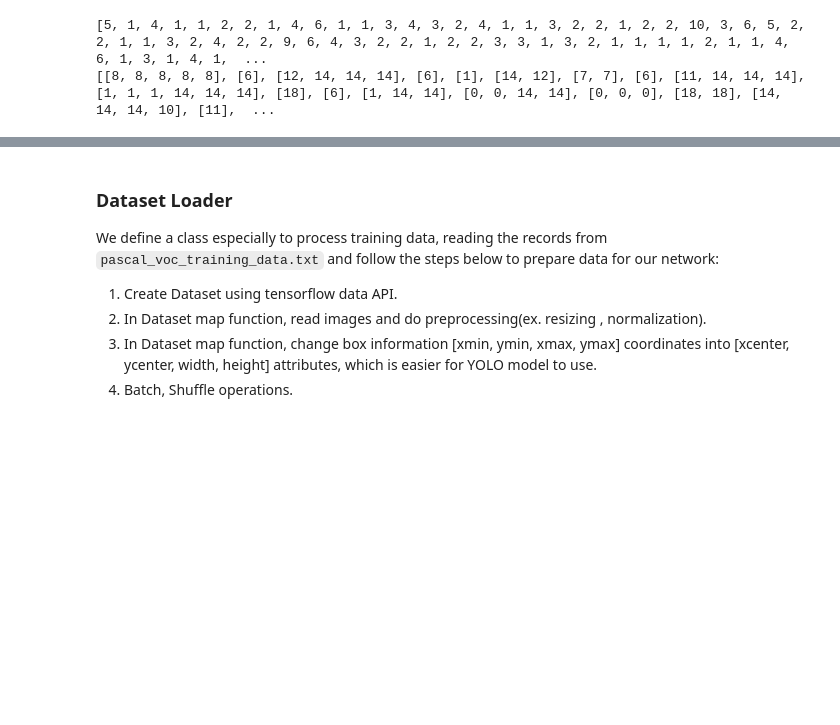
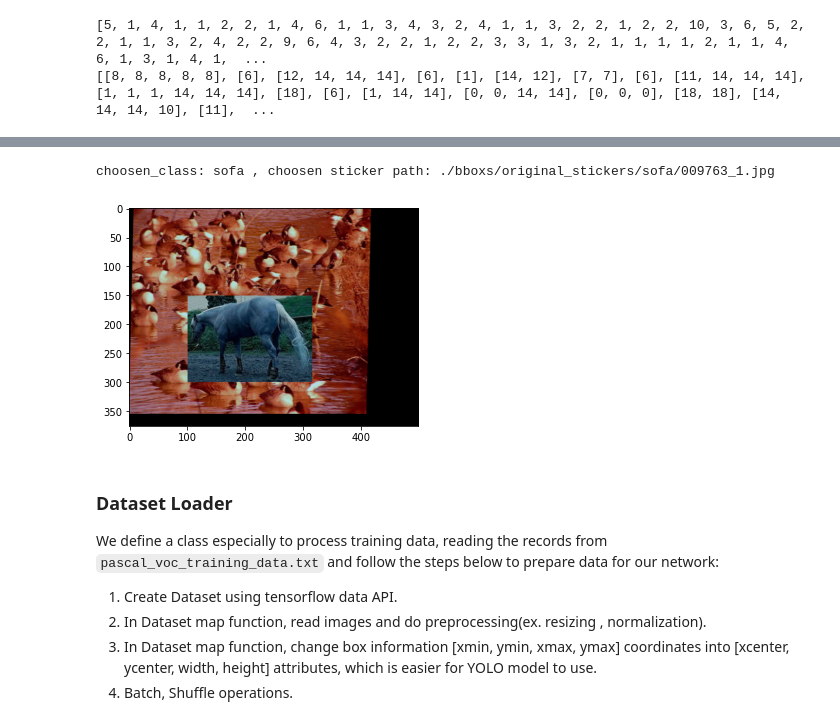
Before and after one commit to NTHU-Deep-Learning-Competition/2023_DataLab_Cup2-CNN_for_Object_Detection, a Jupyter notebook: main.ipynb, the cells around one changed output, grey strips where cells are left out. Cells and saved outputs as stored; diff of their text form; code cells hidden in the pictures; blank space fills up the shorter version.

Commit message:
feat: add copy paste

```diff
--- a/main.ipynb
+++ b/main.ipynb
@@ -102,8 +109,8 @@ CUT_AND_RMBG = False
 # %%
-if CUT_AND_RMBG:
-    class_counts, image_name_dict = cut_bboxs(DATA_PATH, IMAGE_DIR)
+if CUT_BBOXES:
+    class_counts, image_name_dict = cut_bboxes(DATA_PATH, IMAGE_DIR)
 else:
-    class_counts, image_name_dict = count_bboxs(DATA_PATH, IMAGE_DIR)
+    class_counts, image_name_dict = count_bboxes(DATA_PATH, IMAGE_DIR)
 print(class_counts)
 print(image_name_dict)
 # %% [output]
@@ -206,0 +203,9 @@ aug_image_name_list[-10:]
+# %%
+choosen_class, chosen_sticker_path = choose_sticker()
+print("choosen_class:", choosen_class, ", choosen sticker path:", chosen_sticker_path)
+# %% [output]
+choosen_class: sofa , choosen sticker path: ./bboxs/original_stickers/sofa/009763_1.jpg
+# %%
+s_range = [0.2, 2]
+box_min_size = 10
+sticker_cover_thres = 0.8
@@ -207,3 +272,38 @@ aug_image_name_list[-10:]
+# %%
+def image_aug():
+    seq = Sequence([RandomHSV(50,50,50),
+                    RandomHorizontalFlip(0.5),
+                    RandomScale(0.2, 2.0),
+                    RandomShear(0.1)])
+
+    with open (DATA_AUG_PATH, 'w') as fout:
+        for name in aug_image_name_list:
+            num_count, origin_name = name.split('_')
+            input_image_name = IMAGE_DIR + origin_name
+            input_tf_image = tf.io.read_file(input_image_name)
+            input_image = tf.io.decode_jpeg(input_tf_image, channels=3)
+            input_bboxes = np.array(image_name_dict.get(origin_name)).astype(float)
+
+            if num_count != '0':
+                aug_image, new_bboxes = seq(input_image.numpy().copy(), input_bboxes.copy())
+                paste_sticker(aug_image, new_bboxes)  # 在augmentation的圖片上面貼貼紙
+                aug_image = tf.io.encode_jpeg(aug_image)
+                tf.io.write_file(os.path.join(IMAGE_AUG_DIR, name), aug_image)
+                buff_list = [name] + [str(int(b)) for box in new_bboxes for b in box]
+                fout.write(' '.join(buff_list) + '\n')
+
+            else: # no need to augmentation
+                origin_img = tf.io.encode_jpeg(input_image)
+                tf.io.write_file(os.path.join(IMAGE_AUG_DIR, name), origin_img)
+                buff_list = [name] + [str(int(b)) for box in input_bboxes for b in box]
+                fout.write(' '.join(buff_list) + '\n')
+
+            break
+# %%
+if DATA_AUG:
+    image_aug()
+# %% [output]
+[figure, added]
 # %% [markdown]
 ### Dataset Loader
 
```
Also changed, not shown: parts of 27 cells of this notebook, 2 other files.
